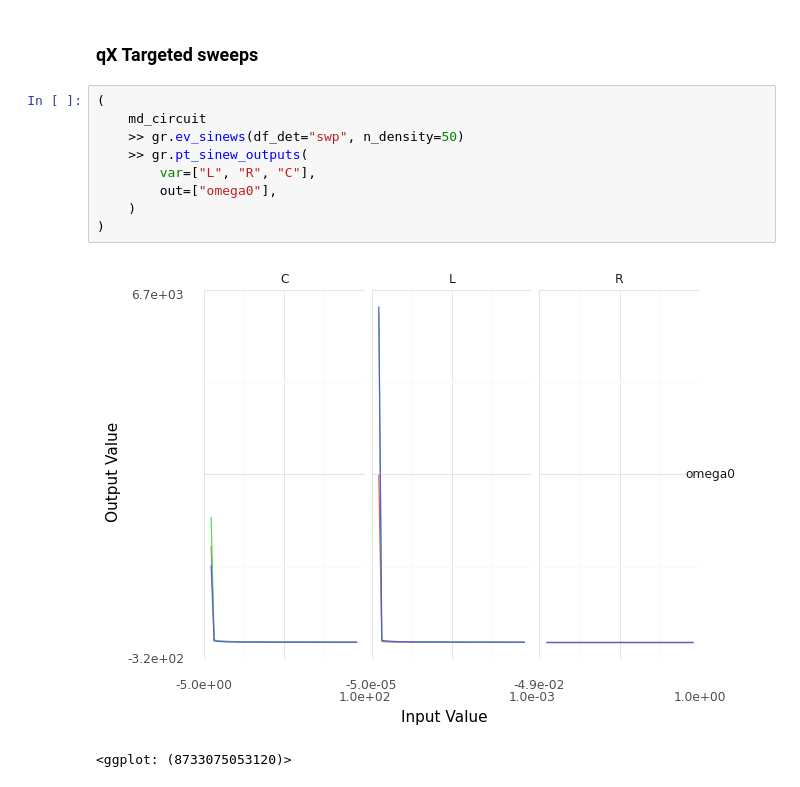
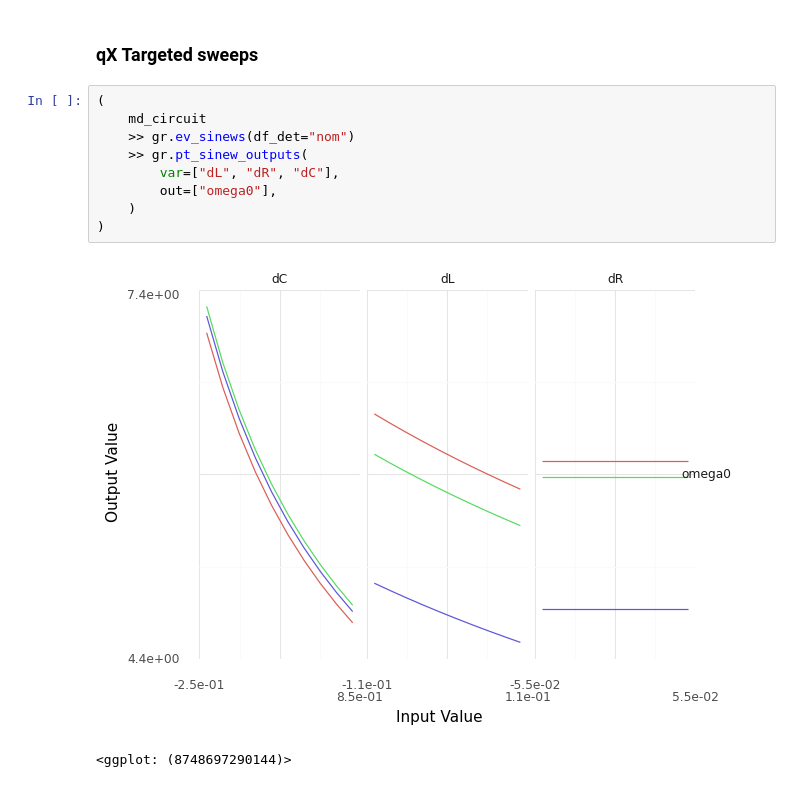
Before and after one commit to zdelrosario/evc-course, a Jupyter notebook: exercises/e-grama04-ema-master.ipynb, the cells around one changed output. Drawn from its saved outputs; the diff is of its cells as text.

```diff
--- a/exercises/e-grama04-ema-master.ipynb
+++ b/exercises/e-grama04-ema-master.ipynb
@@ -393,12 +418,12 @@ Calling plot_sinew_outputs....
 # %%
 (
     md_circuit
-    >> gr.ev_sinews(df_det="swp", n_density=50)
+    >> gr.ev_sinews(df_det="nom")
     >> gr.pt_sinew_outputs(
-        var=["L", "R", "C"],
+        var=["dL", "dR", "dC"],
         out=["omega0"],
     )
 )
 # %% [output]
-[figure, old version]
+[figure, new version]
-<ggplot: (8733075053120)>
+<ggplot: (8748697290144)>
```
Also changed, not shown: parts of 18 cells of this notebook.
